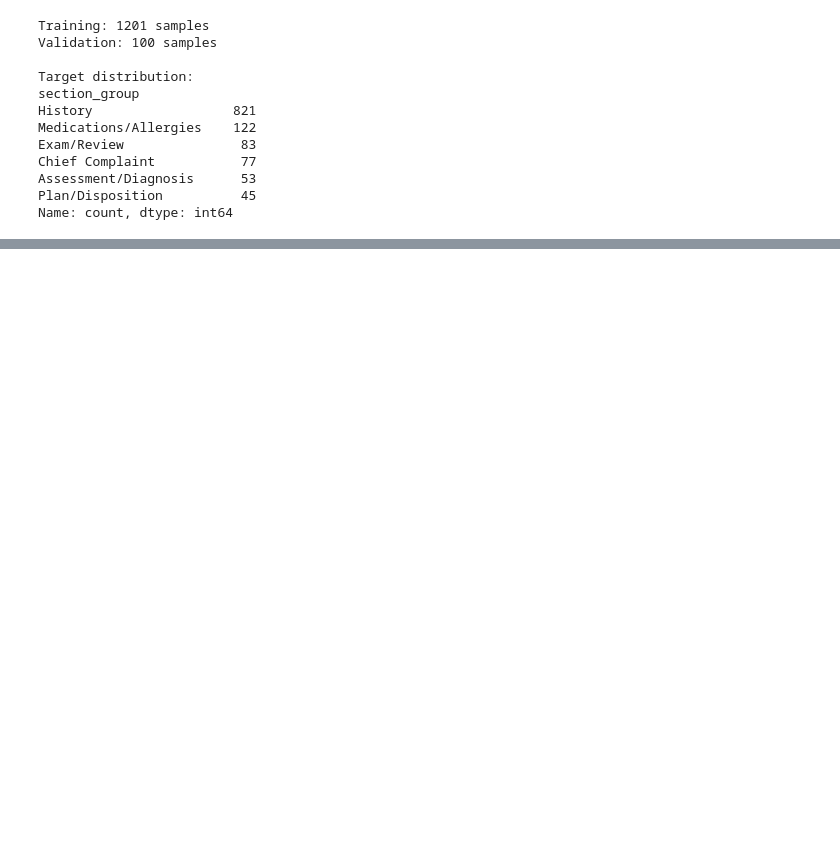
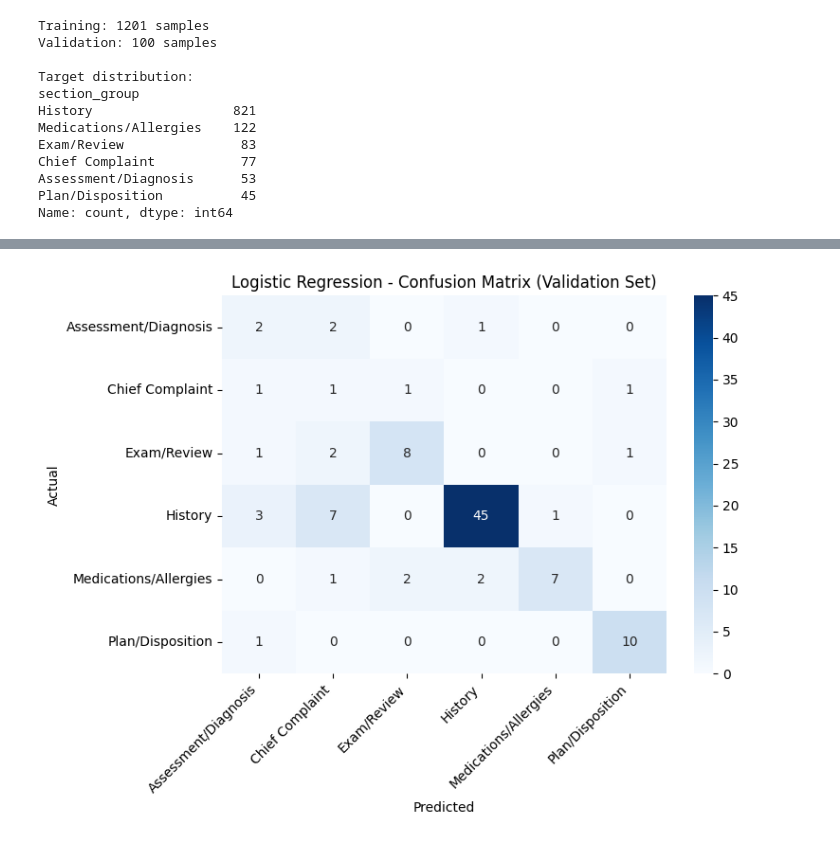
Before and after one commit to Josh-Buck/ClinicalMeetingRecorder, a Jupyter notebook: notebooks/02_feature_engineering.ipynb, the cells around one changed output, grey strips where cells are left out. Drawn from its saved outputs; the diff is of its cells as text; code cells hidden in the pictures; blank space fills up the shorter version.

```diff
--- a/notebooks/02_feature_engineering.ipynb
+++ b/notebooks/02_feature_engineering.ipynb
@@ -54,0 +85,15 @@ Name: count, dtype: int64
+# %%
+from sklearn.naive_bayes import MultinomialNB
+from sklearn.metrics import classification_report, accuracy_score
+
+#train Naive Bayes
+nb_model = MultinomialNB()
+nb_model.fit(X_train_tfidf, y_train)
+
+#predict on validation set
+y_pred = nb_model.predict(X_val_tfidf)
+
+#results
+print(f"Accuracy: {accuracy_score(y_val, y_pred):.3f}")
+print(f"\nClassification Report:")
+print(classification_report(y_val, y_pred))
@@ -54,0 +323,25 @@ Name: count, dtype: int64
+# %%
+import matplotlib.pyplot as plt
+import seaborn as sns
+from sklearn.metrics import confusion_matrix
+
+#retrain LR on full training set, predict on validation
+lr_best = LogisticRegression(max_iter=2000, class_weight='balanced', random_state=42)
+lr_best.fit(X_train_scaled, y_train)
+y_pred_best = lr_best.predict(X_val_scaled)
+
+# Confusion matrix
+labels = sorted(y_train.unique())
+cm = confusion_matrix(y_val, y_pred_best, labels=labels)
+
+fig, ax = plt.subplots(figsize=(8, 6))
+sns.heatmap(cm, annot=True, fmt='d', cmap='Blues',
+            xticklabels=labels, yticklabels=labels, ax=ax)
+ax.set_xlabel('Predicted')
+ax.set_ylabel('Actual')
+ax.set_title('Logistic Regression - Confusion Matrix (Validation Set)')
+plt.xticks(rotation=45, ha='right')
+plt.tight_layout()
+plt.show()
+# %% [output]
+[figure, added]
```
Also changed, not shown: parts of 10 cells of this notebook, 5 other files.
